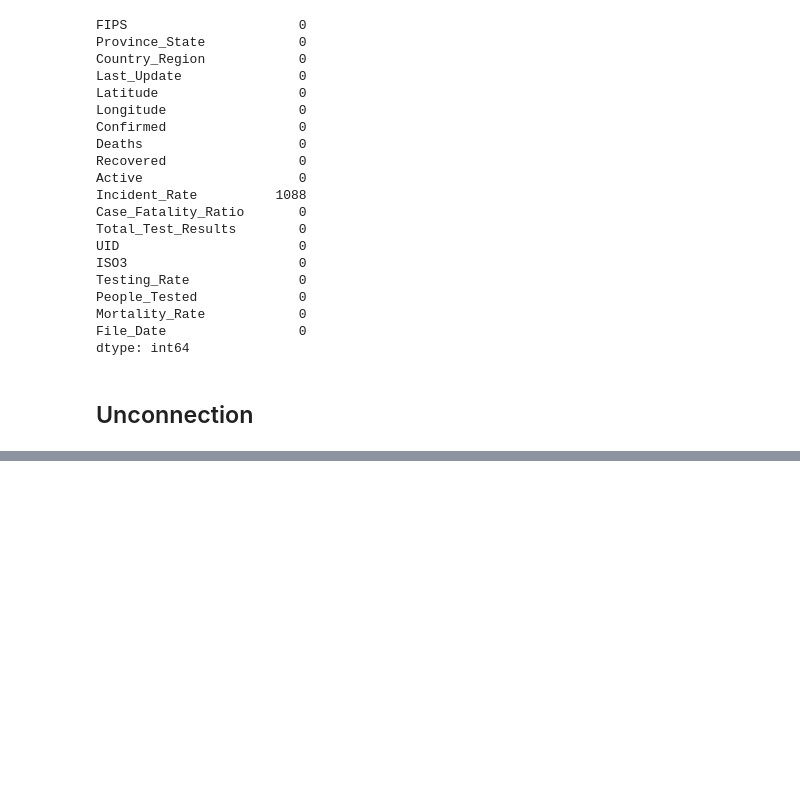
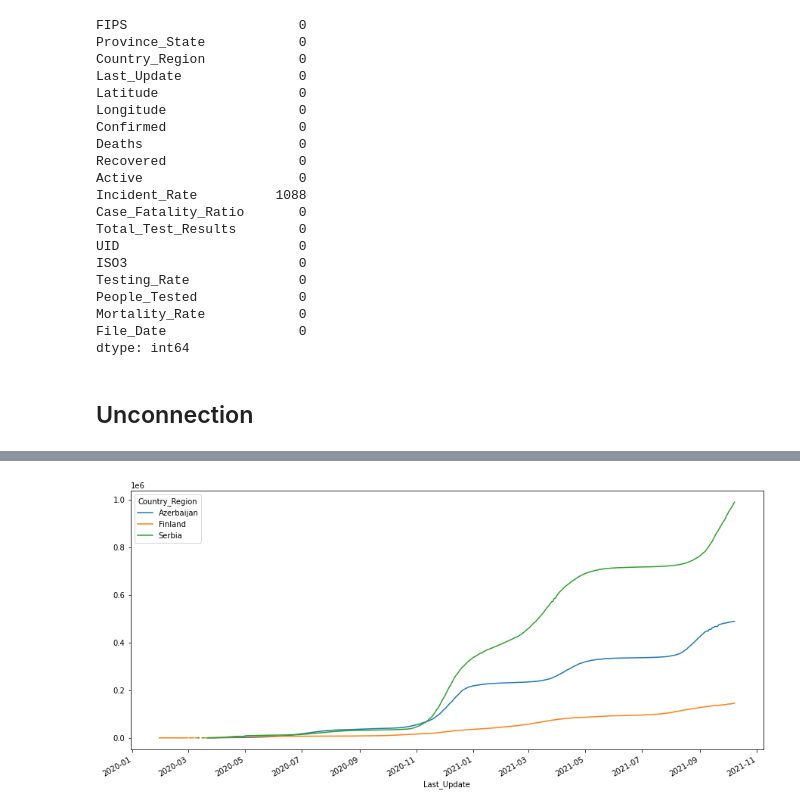
Before and after one commit to Evgen-L/DA, a Jupyter notebook: Data_Analysis.ipynb, the cells around one changed output, grey strips where cells are left out. Saved outputs shown, nothing was run; the diff lists cells and outputs as text; code cells hidden in the pictures; blank space fills up the shorter version.

```diff
--- a/Data_Analysis.ipynb
+++ b/Data_Analysis.ipynb
@@ -597,0 +659,5 @@ con.close()
+# %%
+data = df[(df['Country_Region'] == 'Finland') | (df['Country_Region'] == 'Serbia') | (df['Country_Region'] == 'Azerbaijan')]
+pd.pivot_table(data, values = 'Confirmed', columns = 'Country_Region', index='Last_Update').plot(figsize=(15,7));
+# %% [output]
+[figure, added]
```
Also changed, not shown: parts of 18 cells of this notebook.
